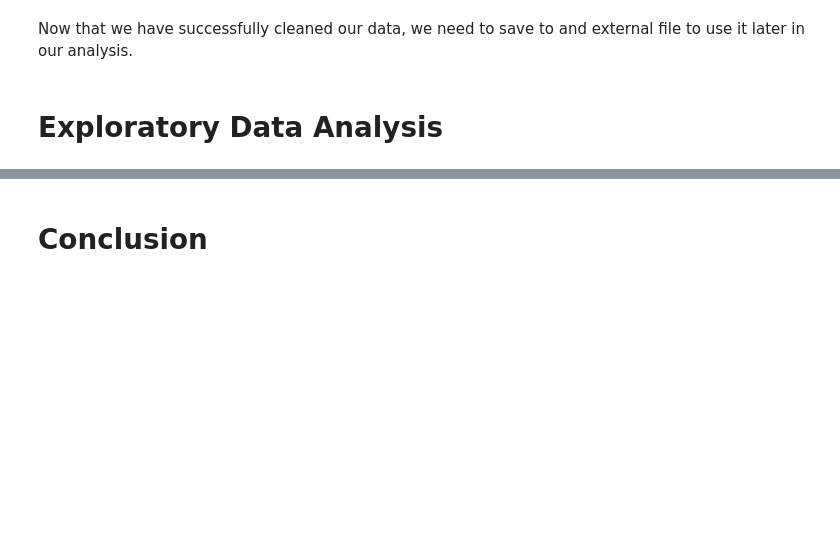
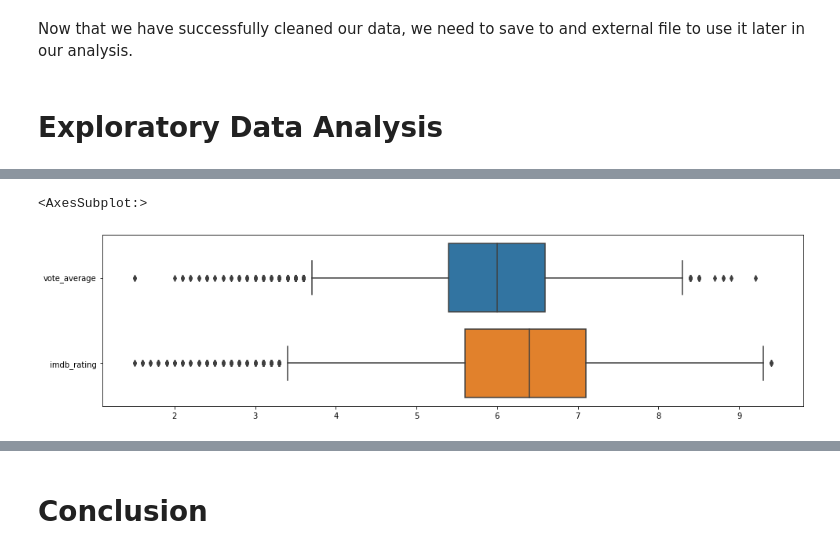
Before and after one commit to omarbassam88/tmdb-movies, a Jupyter notebook: tmdb_wrangle.ipynb, the cells around one changed output, grey strips where cells are left out. Cells and saved outputs as stored; diff of their text form; code cells hidden in the pictures; blank space fills up the shorter version.

```diff
--- a/tmdb_wrangle.ipynb
+++ b/tmdb_wrangle.ipynb
@@ -307,0 +482,7 @@ df['genres'].value_counts()
+# %%
+plt.figure(figsize=(16,4))
+
+sns.boxplot(data = df[['vote_average','imdb_rating']],orient="h")
+# %% [output]
+<AxesSubplot:>
+[figure, added]
```
Also changed, not shown: parts of 65 cells of this notebook, 1 other file.
